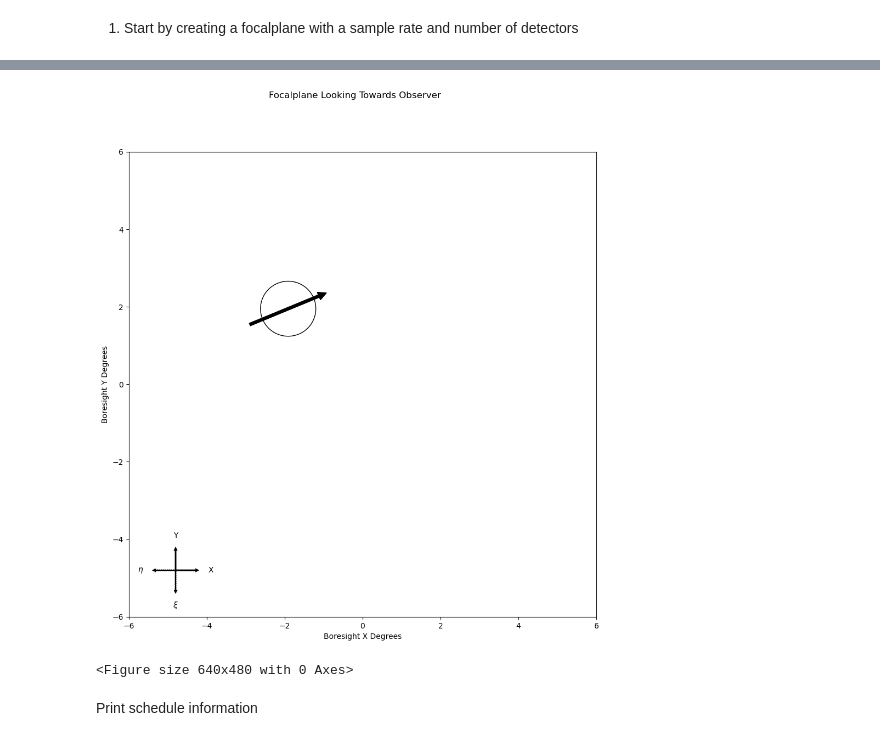
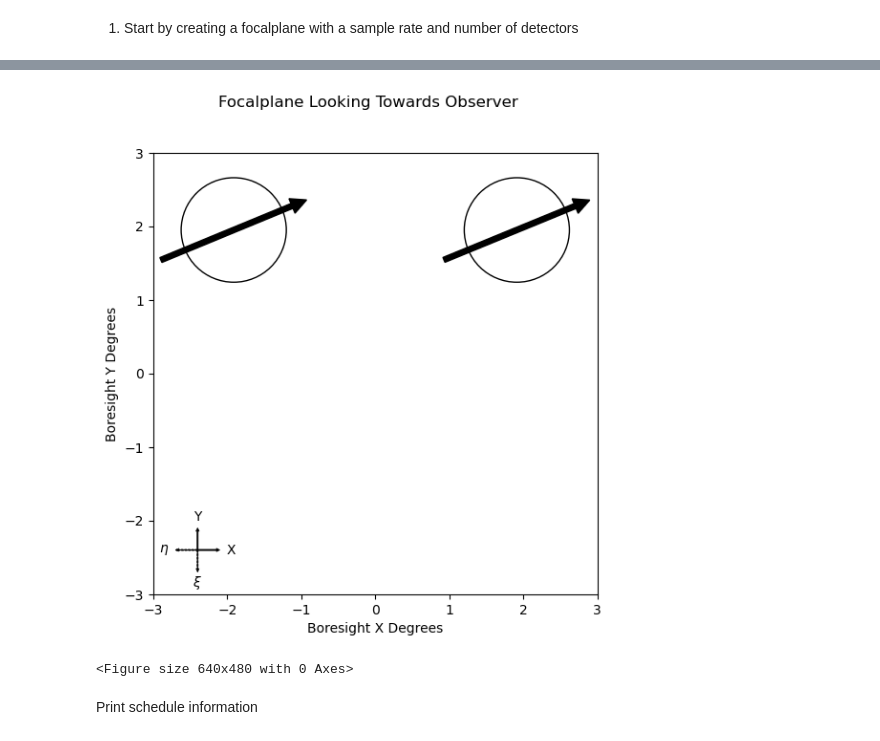
Before and after one commit to julientang/M2-internship, a Jupyter notebook: notebook/pointing.ipynb, the cells around one changed output, grey strips where cells are left out. Saved outputs shown, nothing was run; the diff lists cells and outputs as text; code cells hidden in the pictures.

```diff
--- a/notebook/pointing.ipynb
+++ b/notebook/pointing.ipynb
@@ -110,2 +120,3 @@ array([[  88.08882932,    1.94993571,   22.5       ],
 # %%
-focalplane._det_to_row = {'029_000_SAT_f030_A': 0}
+focalplane._det_to_row = {'029_000_SAT_f030_A': 0,
+  '029_003_SAT_f030_A': 6}
@@ -112,8 +125,8 @@ focalplane._det_to_row = {'029_000_SAT_f030_A': 0}
 # %%
-plot_focalplane(focalplane, width=10*u.degree, height = 10*u.degree)
+plot_focalplane(focalplane, width=5*u.degree, height = 5*u.degree)
 plt.savefig('two_detectors.png')
 # %% [output]
-[figure, old version]
+[figure, new version]
 <Figure size 640x480 with 0 Axes>
 # %% [markdown]
 Print schedule information
```
Also changed, not shown: parts of 112 cells of this notebook, 3 other files.
